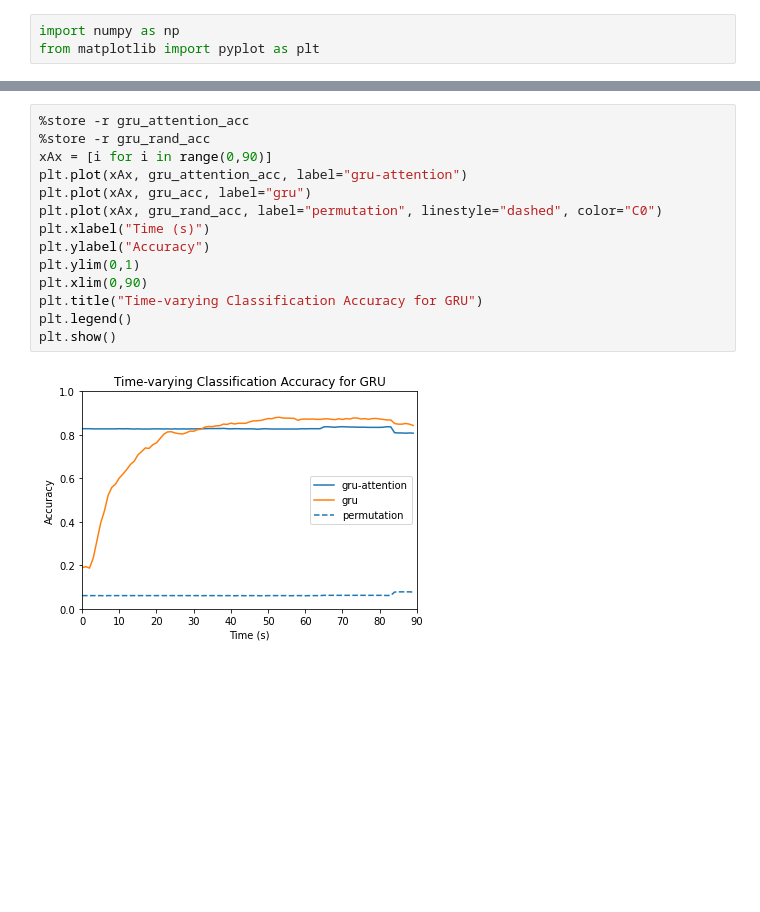
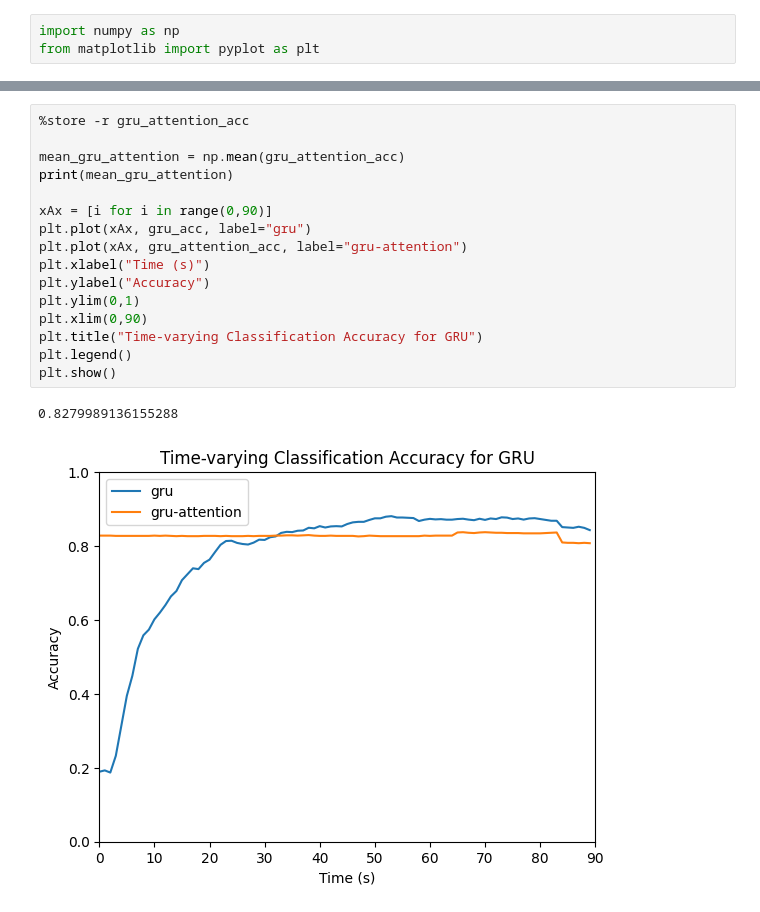
Before and after one commit to axgu/srp-lab-notebook, a Jupyter notebook: hcp_data/figures.ipynb, the cells around one changed output, grey strips where cells are left out. Drawn from its saved outputs; the diff is of its cells as text; blank space fills up the shorter version.

```diff
--- a/hcp_data/figures.ipynb
+++ b/hcp_data/figures.ipynb
@@ -26,18 +44,21 @@ plt.show()
 # %%
 %store -r gru_attention_acc
-%store -r gru_rand_acc
+
+mean_gru_attention = np.mean(gru_attention_acc)
+print(mean_gru_attention)
+
 xAx = [i for i in range(0,90)]
+plt.plot(xAx, gru_acc, label="gru")
 plt.plot(xAx, gru_attention_acc, label="gru-attention")
-plt.plot(xAx, gru_acc, label="gru")
-plt.plot(xAx, gru_rand_acc, label="permutation", linestyle="dashed", color="C0")
 plt.xlabel("Time (s)")
 plt.ylabel("Accuracy")
 plt.ylim(0,1)
 plt.xlim(0,90)
 plt.title("Time-varying Classification Accuracy for GRU")
 plt.legend()
 plt.show()
 # %% [output]
+0.8279989136155288
-[figure, old version]
+[figure, new version]
 # %%
 %store -r ff_attention_acc
```
Also changed, not shown: parts of 14 cells of this notebook, 12 other files.
